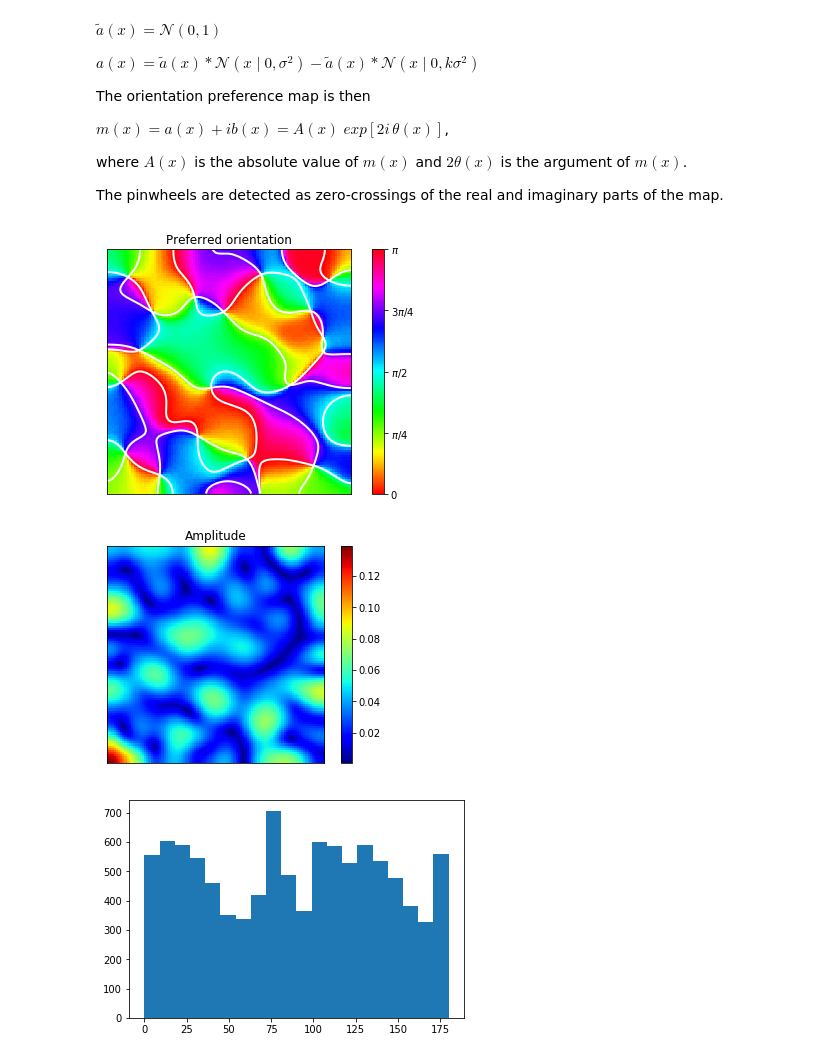
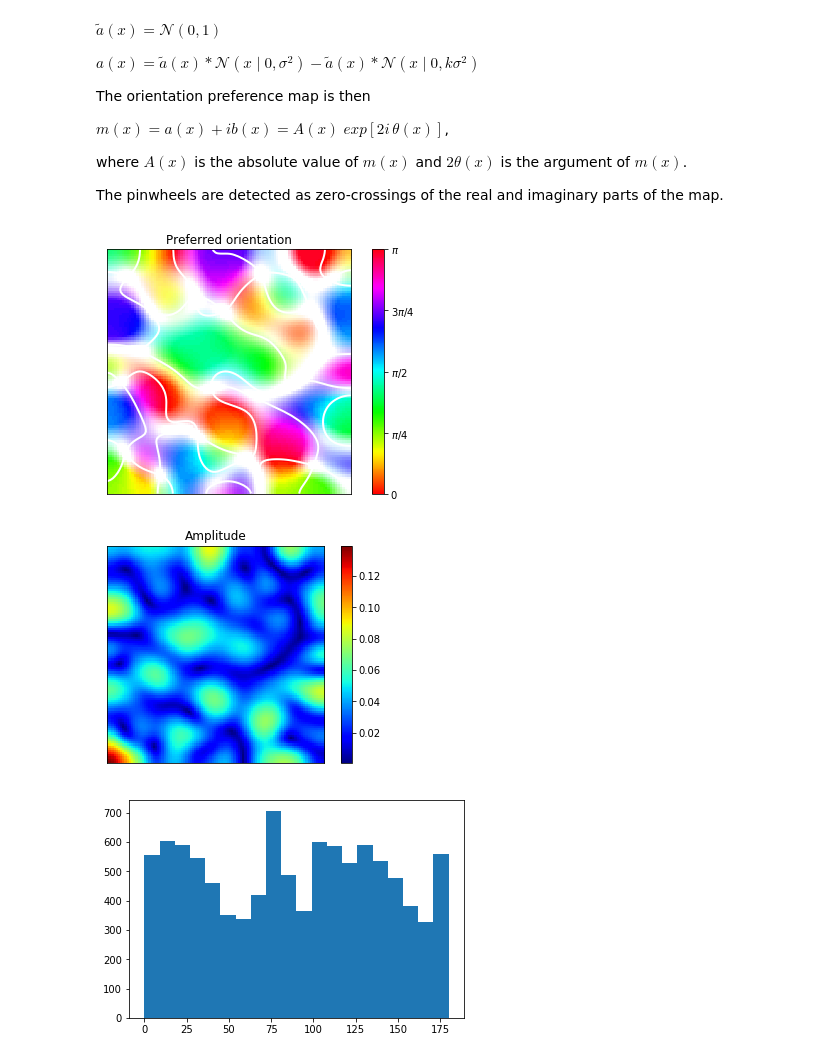
Before and after one commit to mackelab/gp-maps-python, a Jupyter notebook: OPM.ipynb, the cells around one changed output. Saved outputs shown, nothing was run; the diff lists cells and outputs as text; code cells hidden in the pictures.

Commit message:
Create figures

```diff
--- a/OPM.ipynb
+++ b/OPM.ipynb
@@ -31,15 +31,15 @@ The pinwheels are detected as zero-crossings of the real and imaginary parts of
 # %%
 m = make_opm(size=100, sigma=8.)
 
-f, ax = plot_opm(m, shade=False, rmax=80)
+f, ax = plot_opm(m, shade=True, rmax=80)
 
 f.tight_layout()
-f.savefig('plots/opm.pdf')
+f.savefig('plots/opm_shade.pdf')
 plt.show()
 
 f, ax = plot_amplitude_map(m)
 # %% [output]
-[figure, old version]
+[figure, new version]
 [figure]
 # %%
 def plot_orientation_histogram(m, weighted=False, bins=20, ax=None):
```
Also changed, not shown: parts of 4 cells of this notebook, 6 other files.
